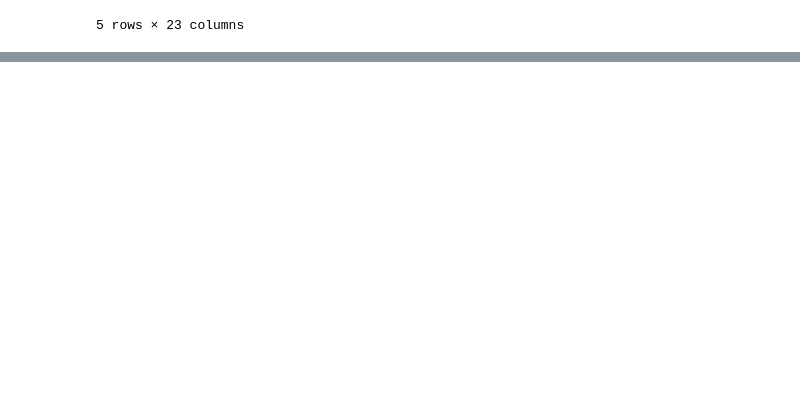
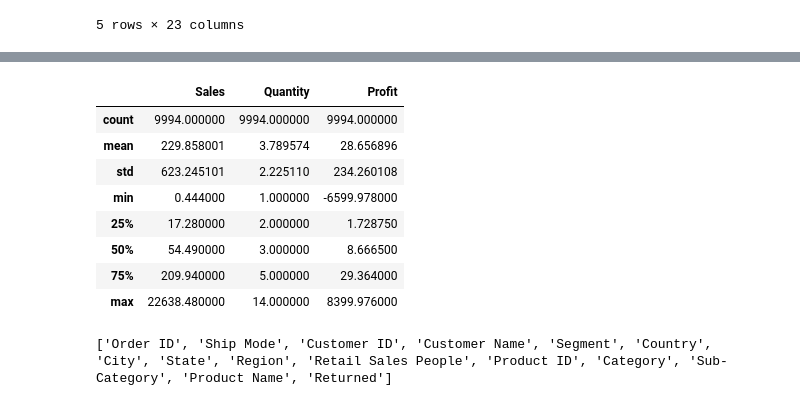
Before and after one commit to fahime10/Retail-Supply-Chain-Analysis, a Jupyter notebook: notebook/retail_supply_chain_analysis.ipynb, the cells around one changed output, grey strips where cells are left out. Drawn from its saved outputs; the diff is of its cells as text; code cells hidden in the pictures; blank space fills up the shorter version.

```diff
--- a/notebook/retail_supply_chain_analysis.ipynb
+++ b/notebook/retail_supply_chain_analysis.ipynb
@@ -24,0 +83,14 @@ df.head()
+# %%
+numerical_cols = df[['Sales', 'Quantity', 'Profit']]
+
+numerical_cols.describe()
+# %% [output]
+|  | Sales | Quantity | Profit |
+| count | 9994.000000 | 9994.000000 | 9994.000000 |
+| mean | 229.858001 | 3.789574 | 28.656896 |
+| std | 623.245101 | 2.225110 | 234.260108 |
+| min | 0.444000 | 1.000000 | -6599.978000 |
+| 25% | 17.280000 | 2.000000 | 1.728750 |
+| 50% | 54.490000 | 3.000000 | 8.666500 |
+| 75% | 209.940000 | 5.000000 | 29.364000 |
+| max | 22638.480000 | 14.000000 | 8399.976000 |
@@ -24,0 +99,6 @@ df.head()
+# %%
+categorical_columns = df.select_dtypes(include='object').columns.tolist()
+
+print(categorical_columns)
+# %% [output]
+['Order ID', 'Ship Mode', 'Customer ID', 'Customer Name', 'Segment', 'Country', 'City', 'State', 'Region', 'Retail Sales People', 'Product ID', 'Category', 'Sub-Category', 'Product Name', 'Returned']
```
Also changed, not shown: parts of 27 cells of this notebook.
